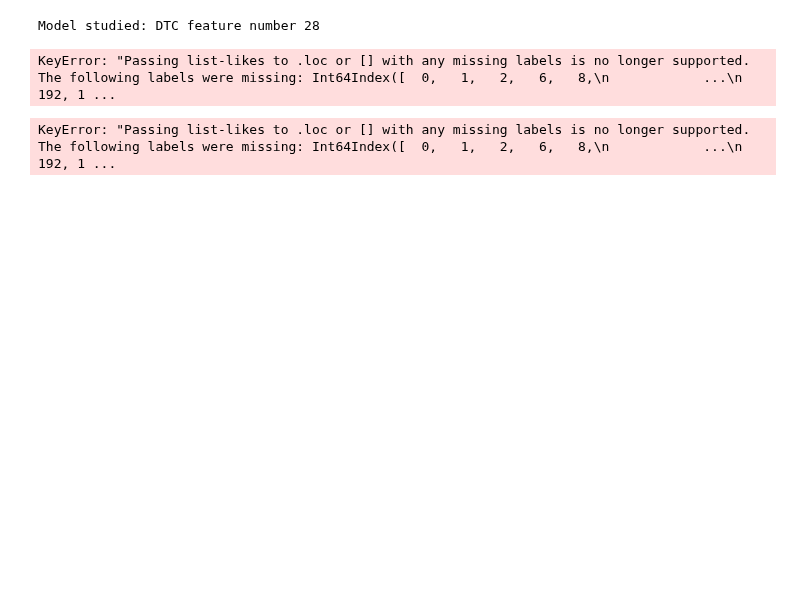
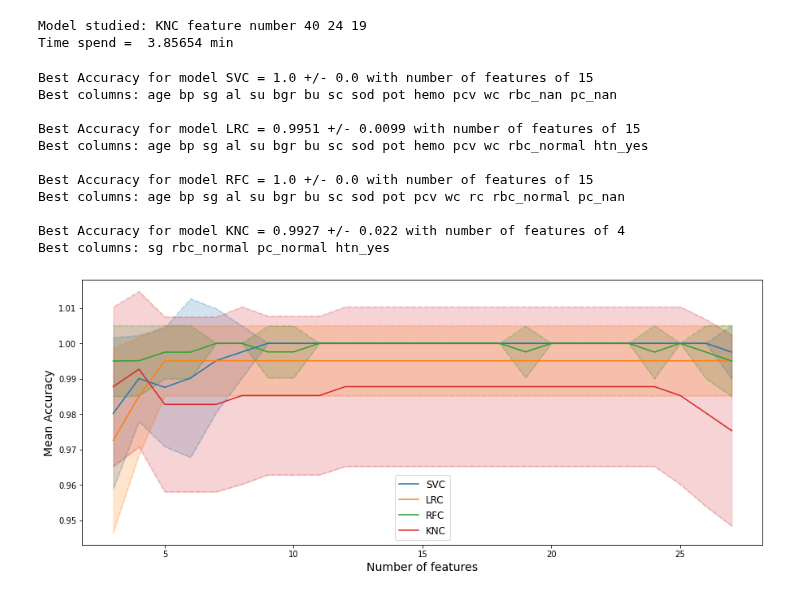
Before and after one commit to JoseLlanes/Kidney-disease-prediction, a Jupyter notebook: StudyBestModel.ipynb, the cells around one changed output. Saved outputs shown, nothing was run; the diff lists cells and outputs as text; code cells hidden in the pictures; blank space fills up the shorter version.

Commit message:
solving error

```diff
--- a/StudyBestModel.ipynb
+++ b/StudyBestModel.ipynb
@@ -38,6 +38,8 @@ from mlxtend.feature_selection import SequentialFeatureSelector as SBS
 warnings.filterwarnings('ignore')
 
 import utils as ute
+
+COLOR_LIST = plt.rcParams['axes.prop_cycle'].by_key()['color']
 # %%
 pvalue_th = 0.05
 rdm_th = 0
@@ -88,35 +85,38 @@ Shape (201, 29)
 # %%
 models = [
-    DecisionTreeClassifier(),
+    # DecisionTreeClassifier(),
     SVC(),
     LogisticRegression(n_jobs=-1),
     RandomForestClassifier(n_jobs=-1),
-    ExtraTreesClassifier(n_jobs=-1),
+    # ExtraTreesClassifier(n_jobs=-1),
     KNeighborsClassifier(n_jobs=-1)
 ]
 
 models_name = [
-    "DTC",
+    # "DTC",
     "SVC",
     "LRC",
     "RFC",
-    "ETC",
+    # "ETC",
     "KNC"
 ]
 
 models_grid = [
+    # None,
     None,
     None,
     None,
-    None,
-    None,
+    # None,
     None,
 ]
+
+assert len(models) == len(models_grid)
+assert len(models_name) == len(models_grid)
 # %%
-n_rep_th = 4
+n_rep_th = 2
 n_splits_th = 5
 
-min_feature_th = 5
+min_feature_th = 3
 
 data = df_nona.copy()
 target = "target"
@@ -128,13 +128,13 @@ save_all_results = {mod_n: [] for mod_n in models_name}
 
 for m_i, mod_n in enumerate(models_name):
 
-    pipe_model = Pipeline([('stdscaler', StandardScaler()),
-                           ('minmaxscaler', MinMaxScaler()),
-                           ('model', models[m_i])])
+    pipe_model = Pipeline([
+        # ('stdscaler', StandardScaler()),
+        ('minmaxscaler', MinMaxScaler()),
+        ('model', models[m_i])
+    ])
 
-    rkf = RepeatedKFold(n_splits=n_splits_th,
-                        n_repeats=n_rep_th,
-                        random_state=rdm_th)
+    rkf = RepeatedKFold(n_splits=n_splits_th, n_repeats=n_rep_th, random_state=rdm_th)
 
     X_data, Y_data = data[cols_ml], data[target]
 
@@ -190,47 +190,58 @@ for m_i, mod_n in enumerate(models_name):
 print()
 print("Time spend = ", np.round((time.time()-t0)/60, 5), "min")
 # %% [output]
-Model studied: DTC feature number 28
+Model studied: KNC feature number 40 24 19
+Time spend =  3.85654 min
-KeyError: "Passing list-likes to .loc or [] with any missing labels is no longer supported. The following labels were missing: Int64Index([  0,   1,   2,   6,   8,\n            ...\n            192, 1 ...
-KeyError: "Passing list-likes to .loc or [] with any missing labels is no longer supported. The following labels were missing: Int64Index([  0,   1,   2,   6,   8,\n            ...\n            192, 1 ...
 # %%
 plt.figure(figsize=(15, 6))
 
-color_list = ["blue", "red", "green", "purple"]
+color_list = COLOR_LIST
 color_count = 0
-
 for k, v in save_all_results.items():
 
     save_mean_acc = np.array([np.mean(sub_v["Accuracy"]) for sub_v in v])
     save_std_acc = np.array([np.std(sub_v["Accuracy"]) for sub_v in v])
     feature_num = np.array([sub_v["NumFeatures"] for sub_v in v])
     feature_names = [sub_v["Features"] for sub_v in v]
 
     best_idx = np.argsort(save_mean_acc)[-1]
 
     print("Best Accuracy for model", k, "=", np.round(save_mean_acc[best_idx], 4),
           "+/-", np.round(save_std_acc[best_idx], 4),
           "with number of features of", feature_num[best_idx])
     print("Best columns:", feature_names[best_idx])
     print()
 
     plt.plot(feature_num, save_mean_acc, label=k, color=color_list[color_count])
     plt.plot(feature_num, save_mean_acc + save_std_acc,
              alpha=0.2, linestyle="--", color=color_list[color_count])
     plt.plot(feature_num, save_mean_acc - save_std_acc,
              alpha=0.2, linestyle="--", color=color_list[color_count])
     plt.fill_between(feature_num,
                      save_mean_acc - save_std_acc,
                      save_mean_acc + save_std_acc,
                      color=color_list[color_count], alpha=0.2)
 
     color_count += 1
 
 plt.xlabel("Number of features", fontsize=14)
 plt.ylabel("Mean Accuracy", fontsize=14)
 plt.legend(fontsize=12)
 
 plt.show()
+# %% [output]
+Best Accuracy for model SVC = 1.0 +/- 0.0 with number of features of 15
+Best columns: age bp sg al su bgr bu sc sod pot hemo pcv wc rbc_nan pc_nan
+
+Best Accuracy for model LRC = 0.9951 +/- 0.0099 with number of features of 15
+Best columns: age bp sg al su bgr bu sc sod pot hemo pcv wc rbc_normal htn_yes
+
+Best Accuracy for model RFC = 1.0 +/- 0.0 with number of features of 15
+Best columns: age bp sg al su bgr bu sc sod pot pcv wc rc rbc_normal pc_nan
+
+Best Accuracy for model KNC = 0.9927 +/- 0.022 with number of features of 4
+Best columns: sg rbc_normal pc_normal htn_yes
+[figure, added]
 # %%
 plt.figure(figsize=(15, 6))
 
```
Also changed, not shown: parts of 3 cells of this notebook.
